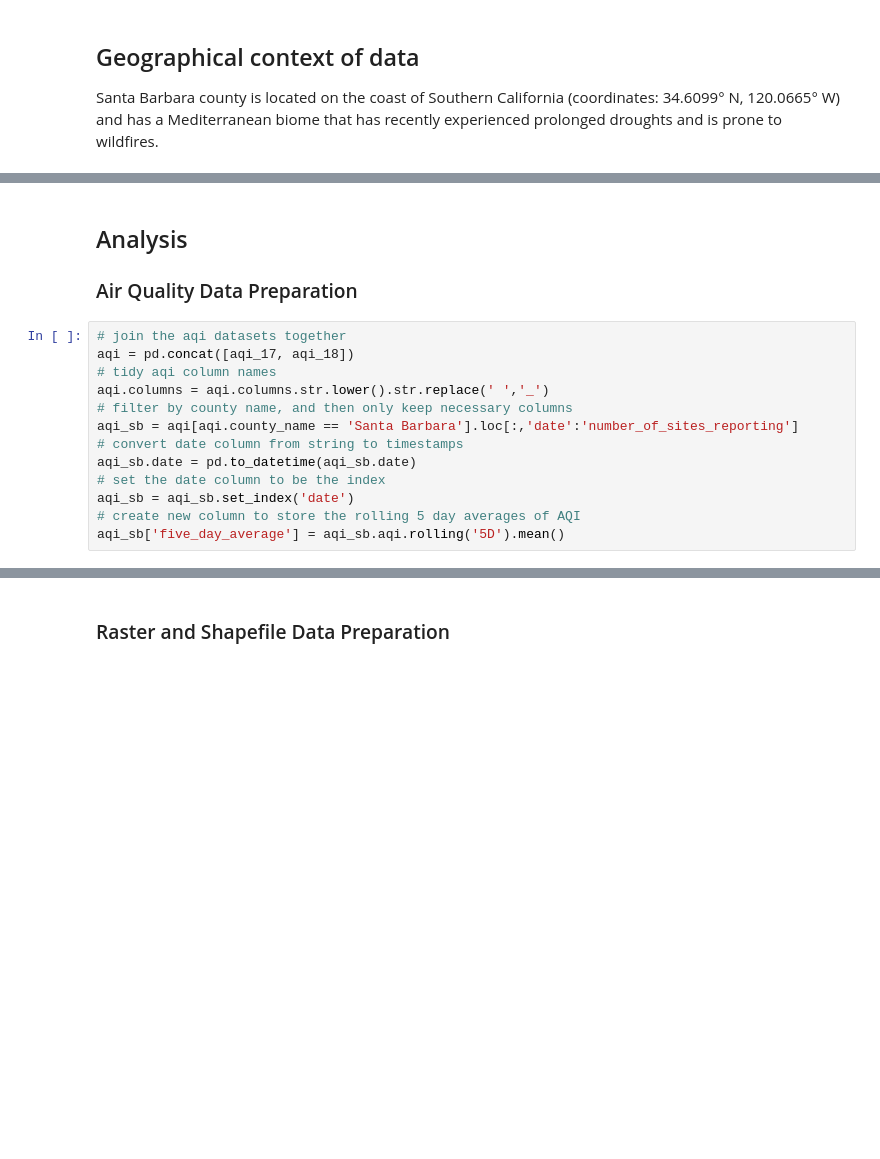
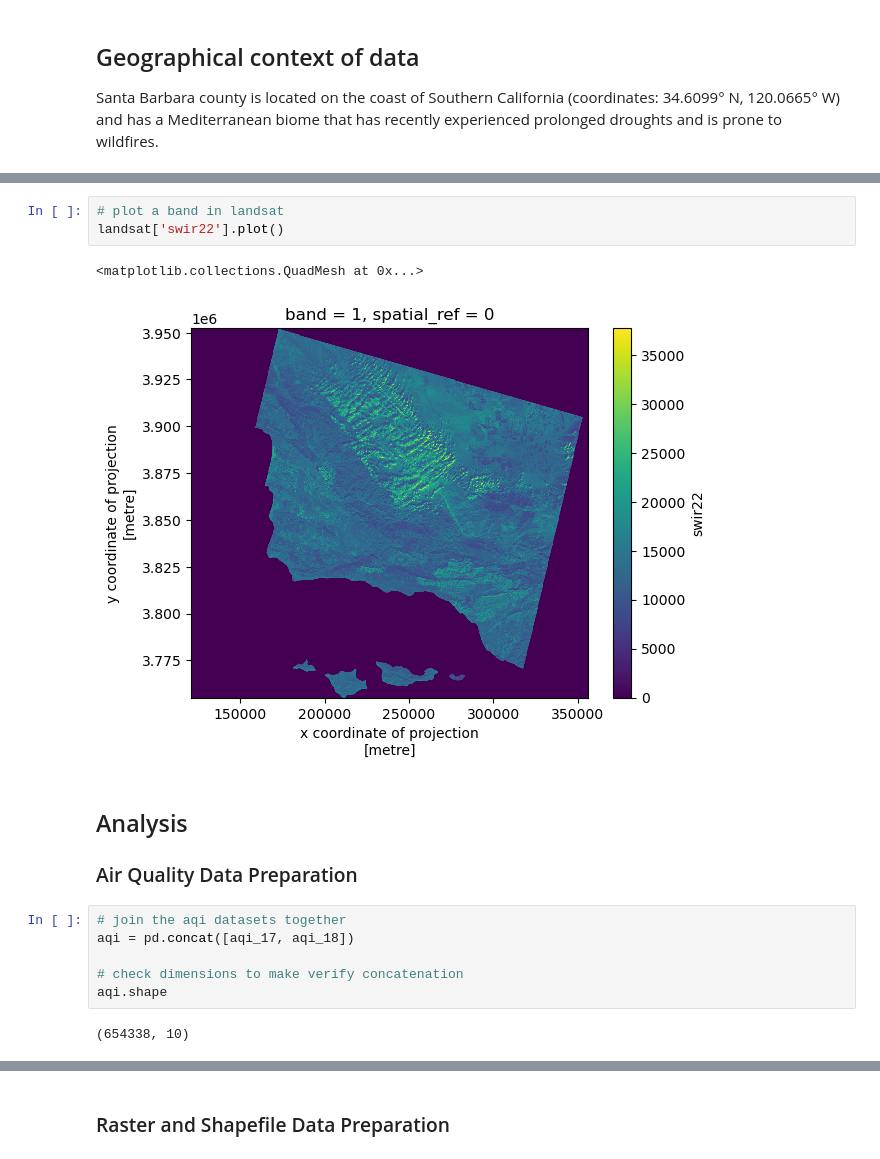
Before and after one commit to amandaherbst/eds220-thomas-fire, a Jupyter notebook: hwk4-task3-thomas-fire.ipynb, the cells around one changed output, grey strips where cells are left out. Cells and saved outputs as stored; diff of their text form; blank space fills up the shorter version.

```diff
--- a/hwk4-task3-thomas-fire.ipynb
+++ b/hwk4-task3-thomas-fire.ipynb
@@ -71,3 +139,9 @@ Santa Barbara county is located on the coast of Southern California (coordinates
+# %%
+# plot a band in landsat
+landsat['swir22'].plot()
+# %% [output]
+<matplotlib.collections.QuadMesh at 0x...>
+[figure, added]
 # %% [markdown]
 ## Analysis
 
@@ -75,13 +149,8 @@ Santa Barbara county is located on the coast of Southern California (coordinates
 # %%
 # join the aqi datasets together
 aqi = pd.concat([aqi_17, aqi_18])
-# tidy aqi column names
-aqi.columns = aqi.columns.str.lower().str.replace(' ','_')
-# filter by county name, and then only keep necessary columns
-aqi_sb = aqi[aqi.county_name == 'Santa Barbara'].loc[:,'date':'number_of_sites_reporting']
-# convert date column from string to timestamps
-aqi_sb.date = pd.to_datetime(aqi_sb.date)
-# set the date column to be the index
-aqi_sb = aqi_sb.set_index('date')
-# create new column to store the rolling 5 day averages of AQI
-aqi_sb['five_day_average'] = aqi_sb.aqi.rolling('5D').mean()
+
+# check dimensions to make verify concatenation
+aqi.shape
+# %% [output]
+(654338, 10)
```
Also changed, not shown: parts of 20 cells of this notebook, 1 other file.
